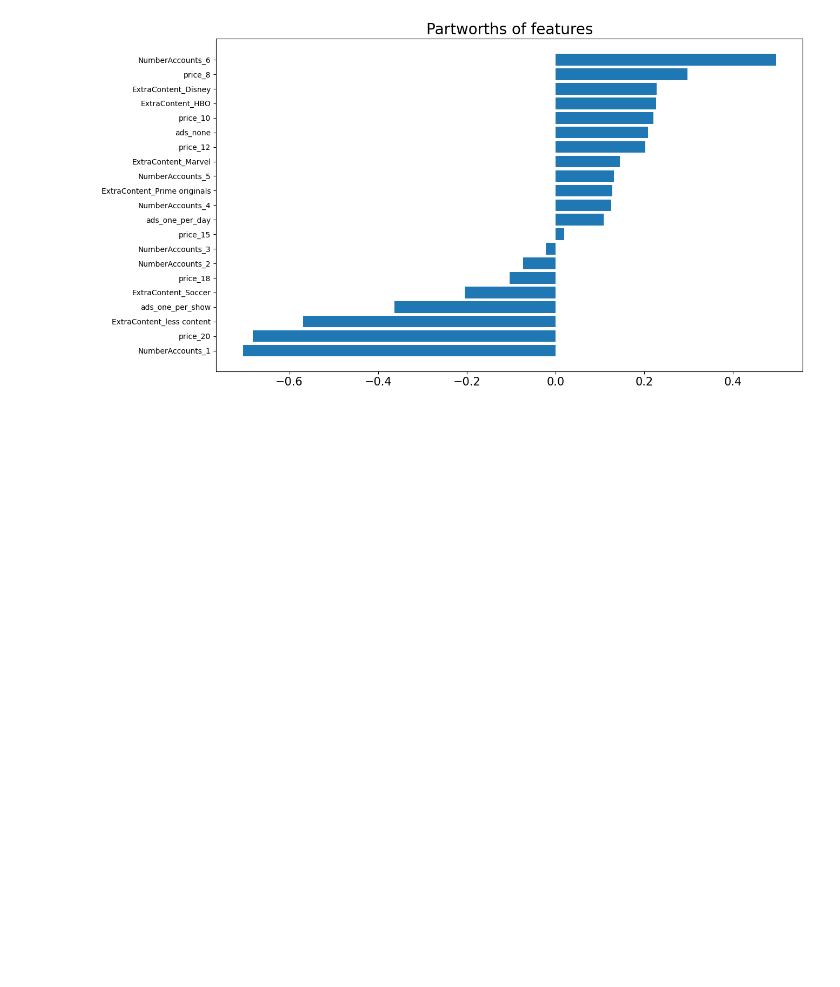
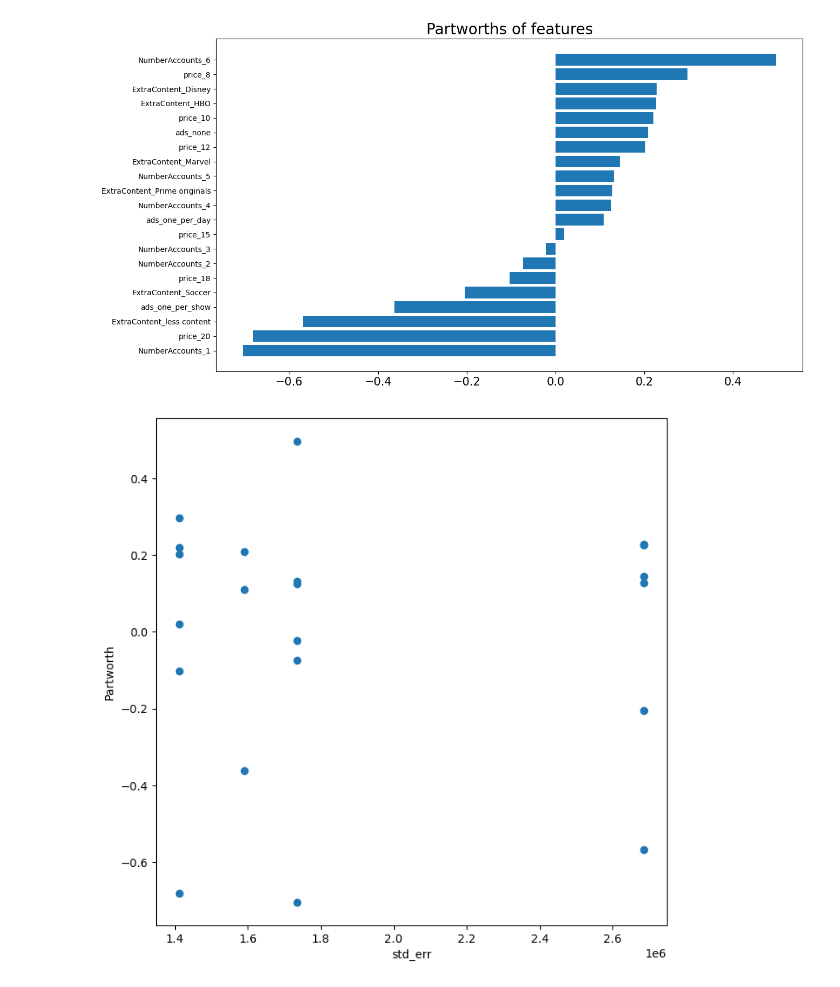
Before and after one commit to JiayiD77/Conjoint-Analysis, a Jupyter notebook: conjoint_analysis.ipynb, the cells around one changed output. Cells and saved outputs as stored; diff of their text form; code cells hidden in the pictures; blank space fills up the shorter version.

Commit message:
Added visualization

```diff
--- a/conjoint_analysis.ipynb
+++ b/conjoint_analysis.ipynb
@@ -119,3 +120,10 @@ plt.xticks(fontsize=15)
 plt.show()
 # %% [output]
 [figure]
+# %%
+fig, ax = plt.subplots(figsize=(8,8))
+plt.scatter(result_df['std_err'], result_df['Partworth'])
+plt.xlabel('std_err')
+plt.ylabel('Partworth');
+# %% [output]
+[figure, added]
```
Also changed, not shown: parts of 3 cells of this notebook.
